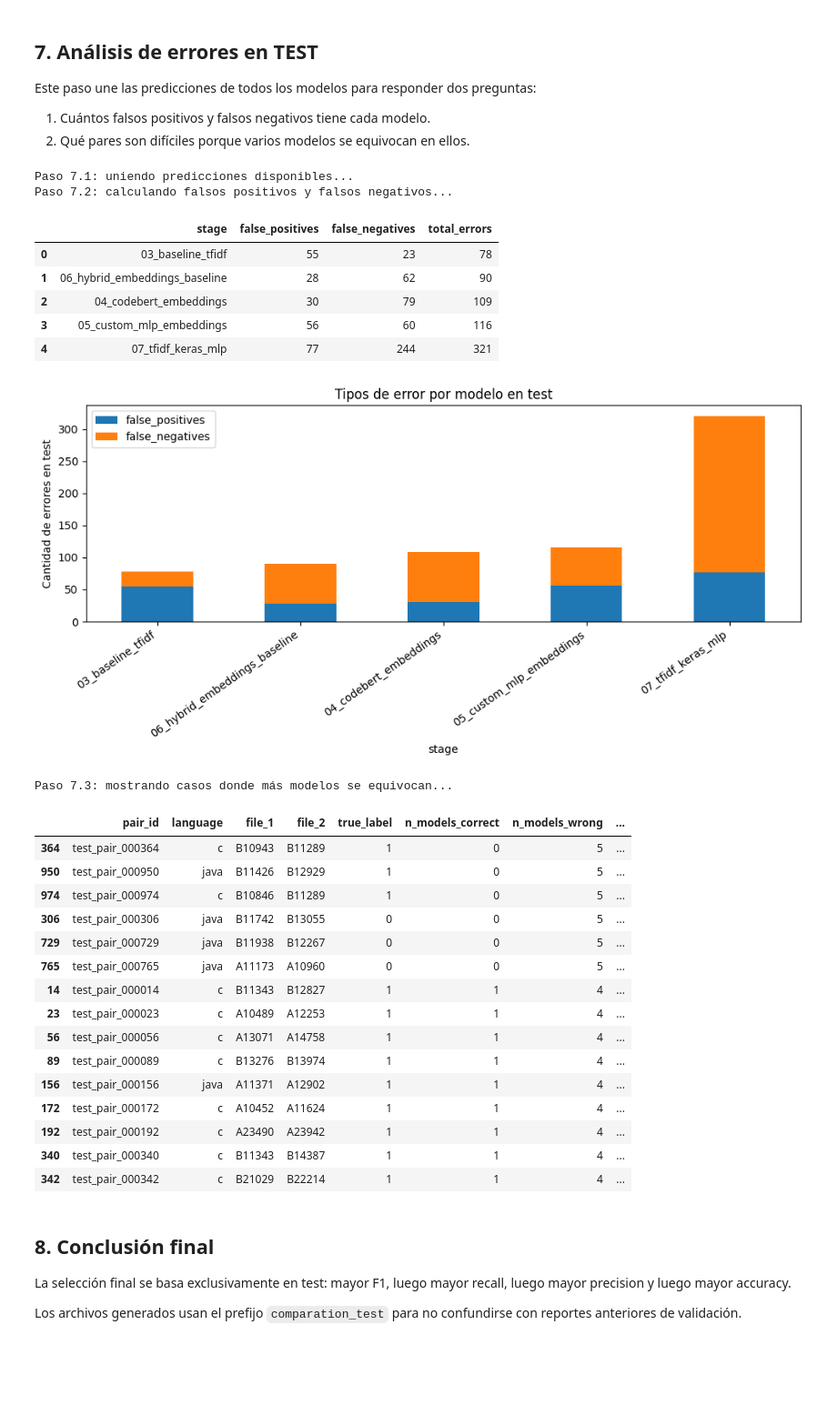
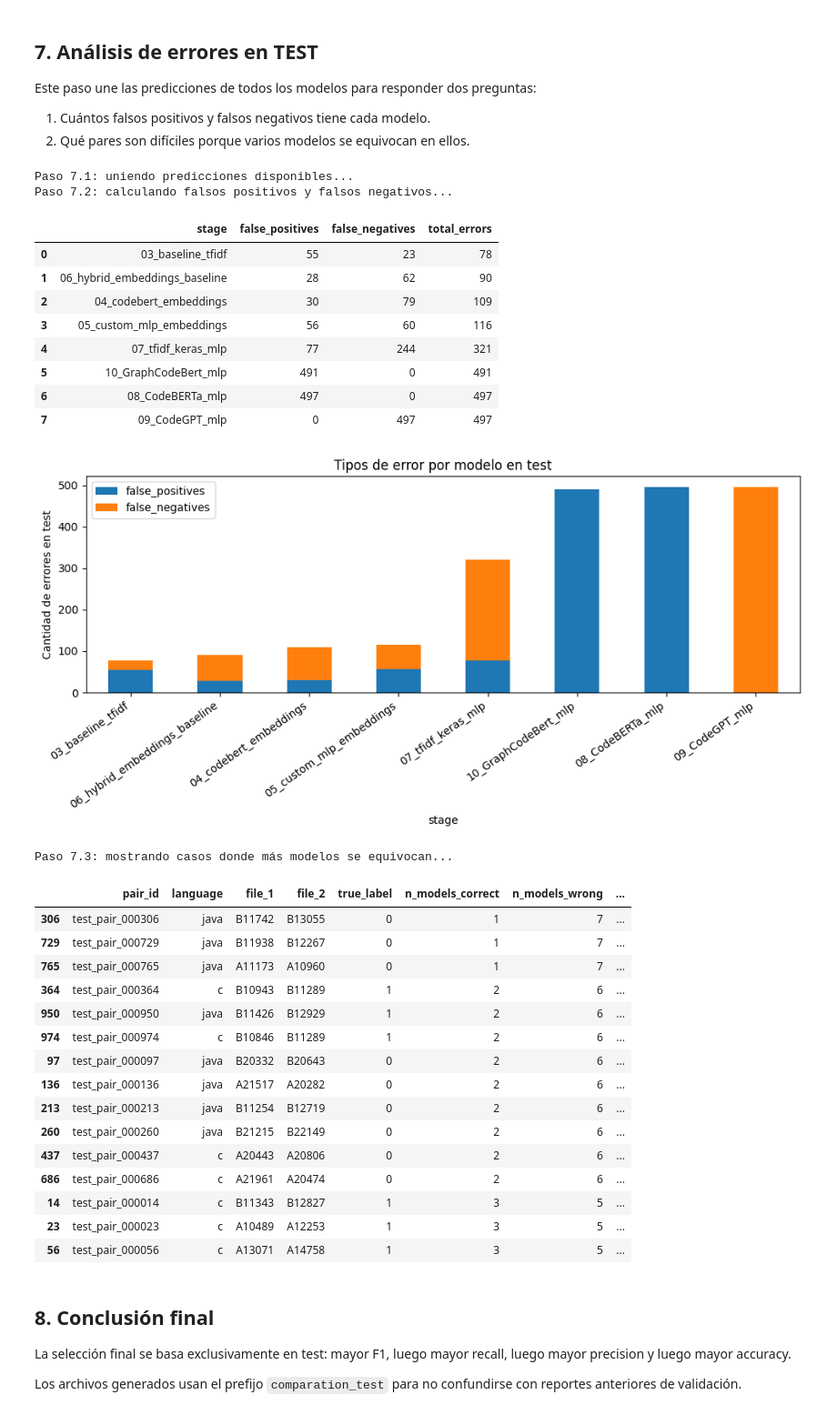
Before and after one commit to FidelBM/code_plagiarism, a Jupyter notebook: comparation.ipynb, the cells around one changed output. Shown at 91% size. Drawn from its saved outputs; the diff is of its cells as text; code cells hidden in the pictures; blank space fills up the shorter version.

Commit message:
Pre compose test

```diff
--- a/comparation.ipynb
+++ b/comparation.ipynb
@@ -760,6 +834,9 @@ prediction_specs = [
     ('05_custom_mlp_embeddings', '05_custom_mlp_test_predictions.csv'),
     ('06_hybrid_embeddings_baseline', '06_hybrid_test_predictions.csv'),
     ('07_tfidf_keras_mlp', '07_tfidf_keras_test_predictions.csv'),
+    ('08_CodeBERTa_mlp', '08_test_predictions_CodeBERTa_embeddings.csv'),
+    ('09_CodeGPT_mlp', '09_test_predictions_CodeGPT_embeddings.csv'),
+    ('10_GraphCodeBert_mlp', '10_test_predictions_GraphCodeBert_embeddings.csv'),
 ]
 merged_predictions = None
 for stage, file_name in prediction_specs:
@@ -791,51 +868,54 @@ else:
         stage = col.replace('pred_', '')
         y_true = merged_predictions['true_label']
         y_pred = merged_predictions[col]
         mask = y_true.notna() & y_pred.notna()
         fp = int(((y_true[mask] == 0) & (y_pred[mask] == 1)).sum())
         fn = int(((y_true[mask] == 1) & (y_pred[mask] == 0)).sum())
         error_summary.append({'stage': stage, 'false_positives': fp, 'false_negatives': fn, 'total_errors': fp + fn})
     error_summary_df = pd.DataFrame(error_summary).sort_values('total_errors').reset_index(drop=True)
     error_summary_df.to_csv(REPORTS_PATH / 'comparation_test_error_summary.csv', index=False)
     display(error_summary_df)
 
     error_summary_df.set_index('stage')[['false_positives', 'false_negatives']].plot(kind='bar', stacked=True, figsize=(10, 5))
     plt.ylabel('Cantidad de errores en test')
     plt.title('Tipos de error por modelo en test')
     plt.xticks(rotation=35, ha='right')
     plt.tight_layout()
     plt.show()
 
     print('Paso 7.3: mostrando casos donde más modelos se equivocan...')
     hard_cases = merged_predictions.sort_values(['n_models_wrong', 'true_label'], ascending=[False, False])
     display(hard_cases[['pair_id', 'language', 'file_1', 'file_2', 'true_label', 'n_models_correct', 'n_models_wrong'] + pred_cols].head(15))
 # %% [output]
 Paso 7.1: uniendo predicciones disponibles...
 Paso 7.2: calculando falsos positivos y falsos negativos...
 |  | stage | false_positives | false_negatives | total_errors |
 | 0 | 03_baseline_tfidf | 55 | 23 | 78 |
 | 1 | 06_hybrid_embeddings_baseline | 28 | 62 | 90 |
 | 2 | 04_codebert_embeddings | 30 | 79 | 109 |
 | 3 | 05_custom_mlp_embeddings | 56 | 60 | 116 |
 | 4 | 07_tfidf_keras_mlp | 77 | 244 | 321 |
+| 5 | 10_GraphCodeBert_mlp | 491 | 0 | 491 |
+| 6 | 08_CodeBERTa_mlp | 497 | 0 | 497 |
+| 7 | 09_CodeGPT_mlp | 0 | 497 | 497 |
-[figure, old version]
+[figure, new version]
 Paso 7.3: mostrando casos donde más modelos se equivocan...
 |  | pair_id | language | file_1 | file_2 | true_label | n_models_correct | n_models_wrong | ... |
-| 364 | test_pair_000364 | c | B10943 | B11289 | 1 | 0 | 5 | ... |
-| 950 | test_pair_000950 | java | B11426 | B12929 | 1 | 0 | 5 | ... |
-| 974 | test_pair_000974 | c | B10846 | B11289 | 1 | 0 | 5 | ... |
-| 306 | test_pair_000306 | java | B11742 | B13055 | 0 | 0 | 5 | ... |
-| 729 | test_pair_000729 | java | B11938 | B12267 | 0 | 0 | 5 | ... |
-| 765 | test_pair_000765 | java | A11173 | A10960 | 0 | 0 | 5 | ... |
-| 14 | test_pair_000014 | c | B11343 | B12827 | 1 | 1 | 4 | ... |
-| 23 | test_pair_000023 | c | A10489 | A12253 | 1 | 1 | 4 | ... |
-| 56 | test_pair_000056 | c | A13071 | A14758 | 1 | 1 | 4 | ... |
-| 89 | test_pair_000089 | c | B13276 | B13974 | 1 | 1 | 4 | ... |
-| 156 | test_pair_000156 | java | A11371 | A12902 | 1 | 1 | 4 | ... |
-| 172 | test_pair_000172 | c | A10452 | A11624 | 1 | 1 | 4 | ... |
-| 192 | test_pair_000192 | c | A23490 | A23942 | 1 | 1 | 4 | ... |
-| 340 | test_pair_000340 | c | B11343 | B14387 | 1 | 1 | 4 | ... |
-| 342 | test_pair_000342 | c | B21029 | B22214 | 1 | 1 | 4 | ... |
+| 306 | test_pair_000306 | java | B11742 | B13055 | 0 | 1 | 7 | ... |
+| 729 | test_pair_000729 | java | B11938 | B12267 | 0 | 1 | 7 | ... |
+| 765 | test_pair_000765 | java | A11173 | A10960 | 0 | 1 | 7 | ... |
+| 364 | test_pair_000364 | c | B10943 | B11289 | 1 | 2 | 6 | ... |
+| 950 | test_pair_000950 | java | B11426 | B12929 | 1 | 2 | 6 | ... |
+| 974 | test_pair_000974 | c | B10846 | B11289 | 1 | 2 | 6 | ... |
+| 97 | test_pair_000097 | java | B20332 | B20643 | 0 | 2 | 6 | ... |
+| 136 | test_pair_000136 | java | A21517 | A20282 | 0 | 2 | 6 | ... |
+| 213 | test_pair_000213 | java | B11254 | B12719 | 0 | 2 | 6 | ... |
+| 260 | test_pair_000260 | java | B21215 | B22149 | 0 | 2 | 6 | ... |
+| 437 | test_pair_000437 | c | A20443 | A20806 | 0 | 2 | 6 | ... |
+| 686 | test_pair_000686 | c | A21961 | A20474 | 0 | 2 | 6 | ... |
+| 14 | test_pair_000014 | c | B11343 | B12827 | 1 | 3 | 5 | ... |
+| 23 | test_pair_000023 | c | A10489 | A12253 | 1 | 3 | 5 | ... |
+| 56 | test_pair_000056 | c | A13071 | A14758 | 1 | 3 | 5 | ... |
 # %% [markdown]
 ## 8. Conclusión final
 
```
Also changed, not shown: parts of 7 cells of this notebook, 12 other files.
